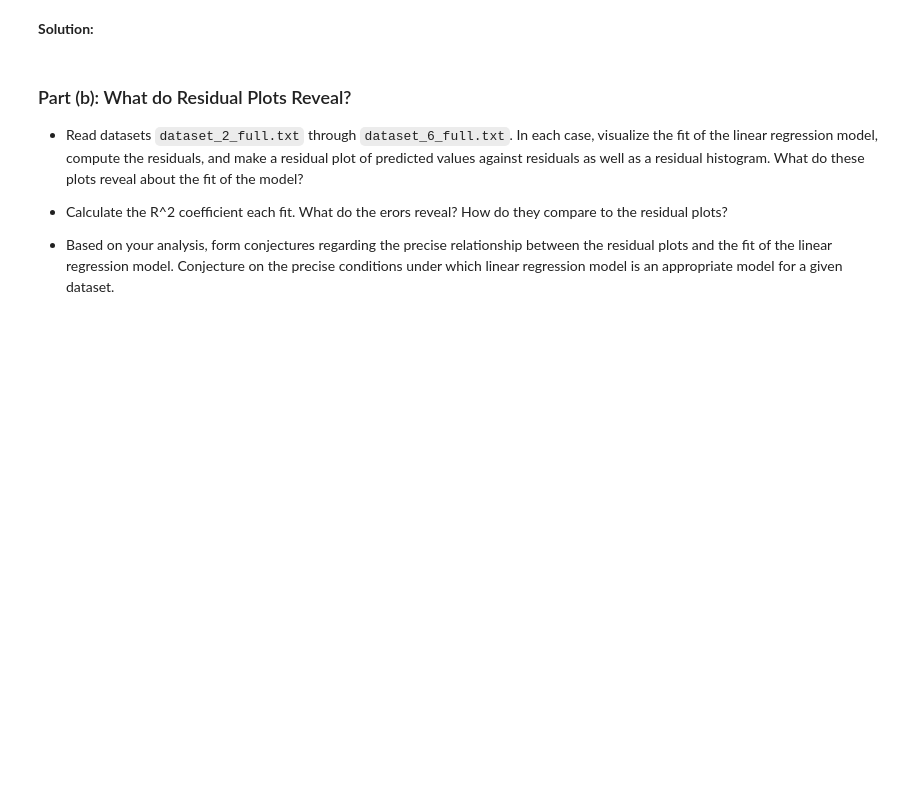
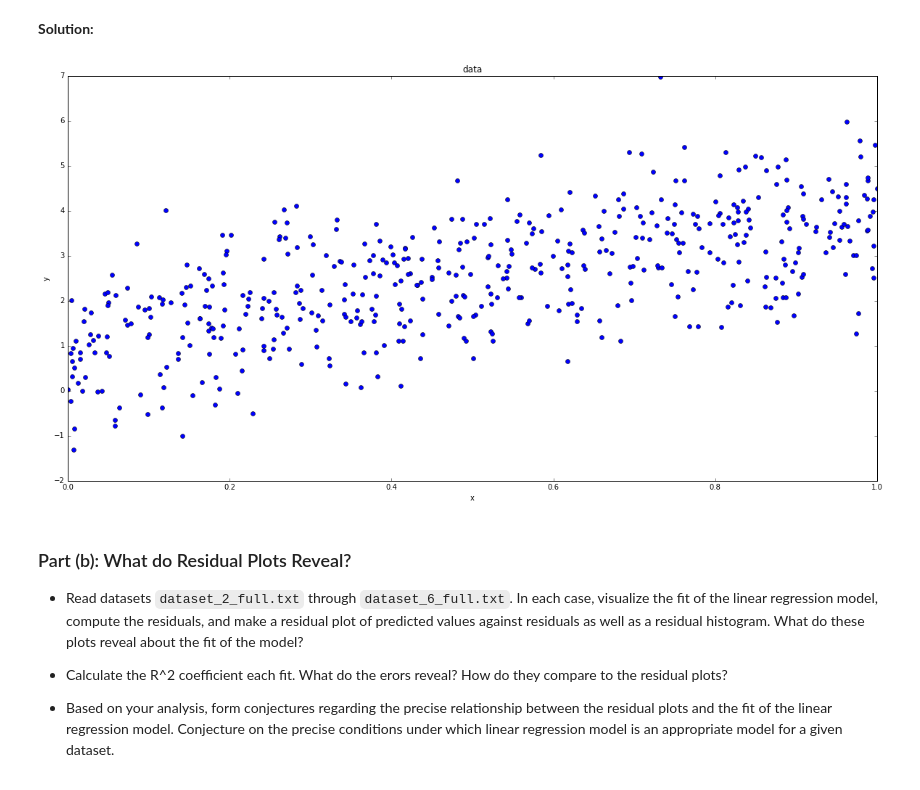
Before and after one commit to ibrahim85/CS109_2016_Lab_Files, a Jupyter notebook: Homework2/Amro_Mohammed_CSE109a_HW2.ipynb, the cells around one changed output. Saved outputs shown, nothing was run; the diff lists cells and outputs as text; code cells hidden in the pictures; blank space fills up the shorter version.

```diff
--- a/Homework2/Amro_Mohammed_CSE109a_HW2.ipynb
+++ b/Homework2/Amro_Mohammed_CSE109a_HW2.ipynb
@@ -359,3 +593,21 @@ The datasets required for this problem is in the ``dataset`` directory. Each fil
+# %%
+data2  = pd.read_csv('./dataset/dataset_1_full.txt')
+
+
+plt.figure(figsize = (20,10))
+#ax1 = fig.add_subplot(2,1,1)
+x= data2.loc[:,'x'].values
+y= data2.loc[:,'y'].values
+
+plt.plot(x,y,'o', label = 'Square data')
+plt.title('data')
+plt.xlabel('x')
+plt.legend = 'Both'
+plt.ylabel('y')
+
+plt.show()
+# %% [output]
+[figure, added]
 # %% [markdown]
 ### Part (b): What do Residual Plots Reveal?
 
```
Also changed, not shown: parts of 19 cells of this notebook.
